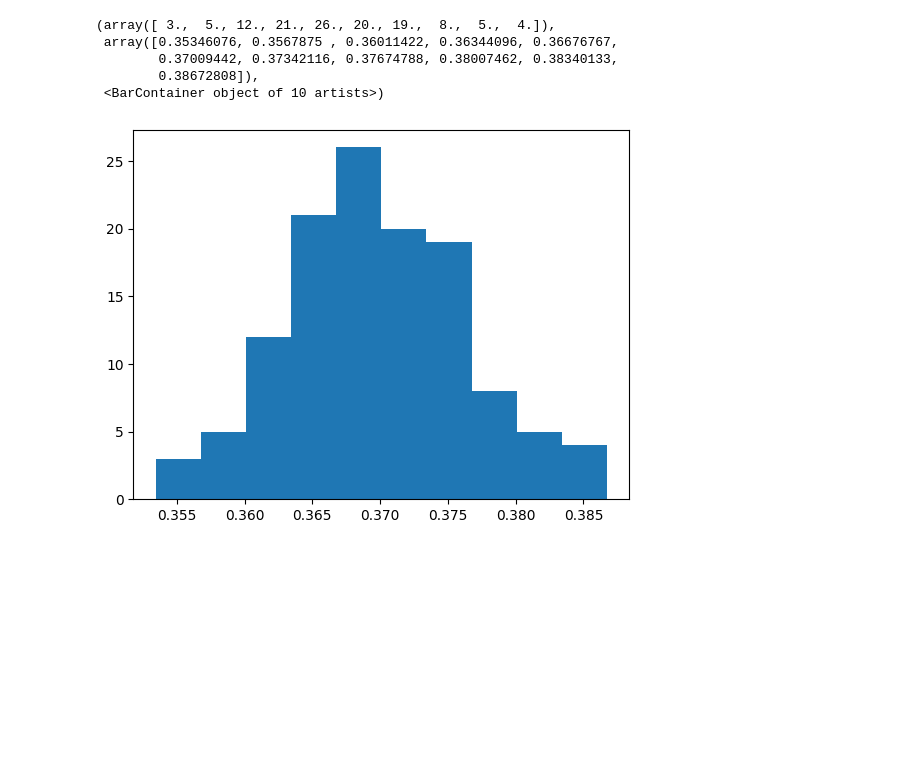
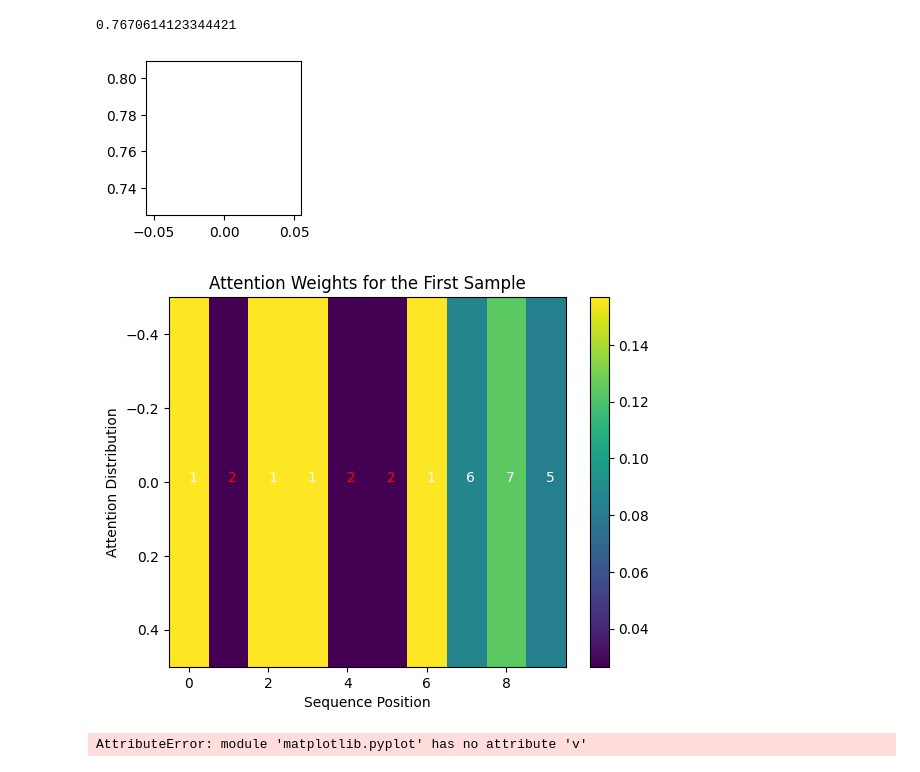
Before and after one commit to grabbedrat/DifferentiableProgramming, a Jupyter notebook: MainzDiffProgramming1.ipynb, the cells around one changed output. Cells and saved outputs as stored; diff of their text form; code cells hidden in the pictures; blank space fills up the shorter version.

```diff
--- a/MainzDiffProgramming1.ipynb
+++ b/MainzDiffProgramming1.ipynb
@@ -34,9 +34,9 @@ def generate_data(N):
 
     labels = (num4s > num2s)
 
-    return X, labels
+    return X, labels.reshape(-1, 1).float()
 
-X, y = generate_data(123)
+# X, y = generate_data(123)
 # %%
 class AttentionModel(torch.nn.Module):
     def __init__(self):
@@ -71,16 +71,29 @@ class AttentionModel(torch.nn.Module):
 
             return pred, att, vals
 # %%
-model = AttentionModel()
+def train():
+    model = AttentionModel()
+    opt = torch.optim.Adam(model.parameters(), lr = 3e-4)
+    losses = []
+    for idx in range(5_000):
+        X, y = generate_data(123)
+        p, a, v = model(X)
+        loss = torch.nn.functional.binary_cross_entropy(p, y)
+        losses.append(float(loss))
+        if idx % 100 == 0:
+            print(float(loss))
+            plt.plot(losses)
+            plt.gcf().set_size_inches(2,2)
+            plt.show()
+        loss.backward()
+        opt.step()
+        opt.zero_grad()
 
-X, y = generate_data(123)
-p, a, v = model(X)
+    return model
 
-plt.hist(p.detach().ravel())
+#plt.hist(p.detach().ravel())
-# %% [output]
-(array([ 3.,  5., 12., 21., 26., 20., 19.,  8.,  5.,  4.]),
- array([0.35346076, 0.3567875 , 0.36011422, 0.36344096, 0.36676767,
-        0.37009442, 0.37342116, 0.37674788, 0.38007462, 0.38340133,
-        0.38672808]),
- <BarContainer object of 10 artists>)
-[figure, removed]
+# %%
+model = train()
+# %% [output]
+0.7670614123344421
+[figure, added]
@@ -86,0 +104,21 @@ plt.hist(p.detach().ravel())
+# %%
+import numpy as np
+import matplotlib.pyplot as plt
+
+# Assuming 'a' is your attention weights and 'X' is your input data from earlier in your code
+
+plt.imshow(a[0].detach().numpy(), cmap='viridis', aspect='auto')  # Visualize the first sample's attention weights
+plt.colorbar()
+plt.title('Attention Weights for the First Sample')
+plt.xlabel('Sequence Position')
+plt.ylabel('Attention Distribution')
+
+# Annotate each position with the corresponding digit from X[0]
+for x, y, d in zip(np.arange(10), np.zeros(10), X[0]):
+    plt.text(x, y, f'{int(d)}', color='red' if d in [4, 2] else 'white')
+
+plt.show()
+plt.v[0]
+# %% [output]
+[figure, added]
+AttributeError: module 'matplotlib.pyplot' has no attribute 'v'
```
Also changed, not shown: parts of 2 cells of this notebook.
